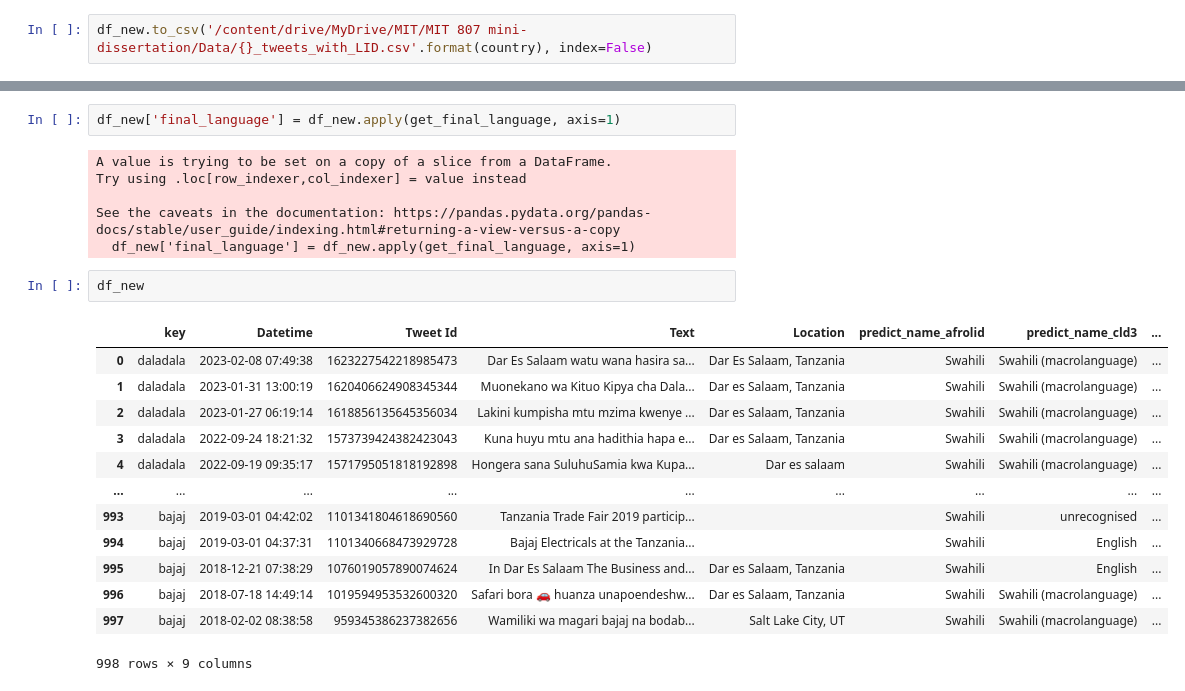
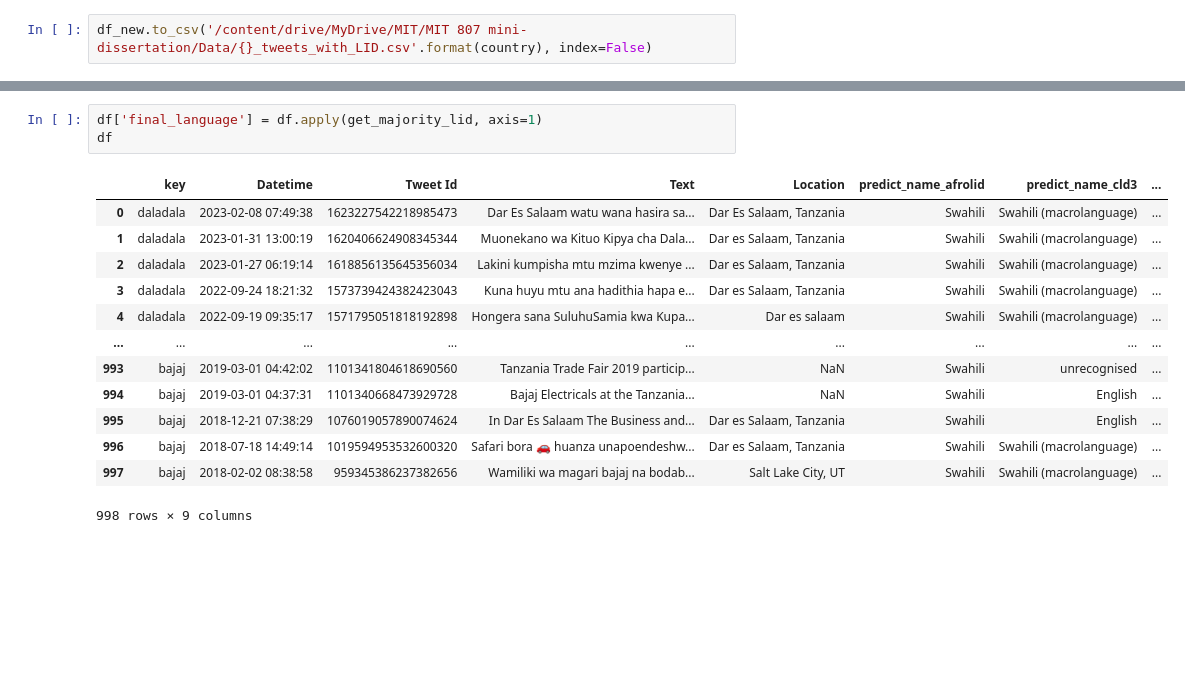
Before and after one commit to code-with-roz/Commuter_sentiment_analysis, a Jupyter notebook: Code/Copy_of_Integrate_afrolid_with_your_code.ipynb, the cells around one changed output, grey strips where cells are left out. Drawn from its saved outputs; the diff is of its cells as text; blank space fills up the shorter version.

```diff
--- a/Code/Copy_of_Integrate_afrolid_with_your_code.ipynb
+++ b/Code/Copy_of_Integrate_afrolid_with_your_code.ipynb
@@ -351,26 +340,19 @@ def get_final_language(df_new):
 # %%
-df_new['final_language'] = df_new.apply(get_final_language, axis=1)
+df['final_language'] = df.apply(get_majority_lid, axis=1)
+df
 # %% [output]
+|  | key | Datetime | Tweet Id | Text | Location | predict_name_afrolid | predict_name_cld3 | ... |
+| 0 | daladala | 2023-02-08 07:49:38 | 1623227542218985473 | Dar Es Salaam watu wana hasira sa... | Dar Es Salaam, Tanzania | Swahili | Swahili (macrolanguage) | ... |
+| 1 | daladala | 2023-01-31 13:00:19 | 1620406624908345344 | Muonekano wa Kituo Kipya cha Dala... | Dar es Salaam, Tanzania | Swahili | Swahili (macrolanguage) | ... |
+| 2 | daladala | 2023-01-27 06:19:14 | 1618856135645356034 | Lakini kumpisha mtu mzima kwenye ... | Dar es Salaam, Tanzania | Swahili | Swahili (macrolanguage) | ... |
+| 3 | daladala | 2022-09-24 18:21:32 | 1573739424382423043 | Kuna huyu mtu ana hadithia hapa e... | Dar es Salaam, Tanzania | Swahili | Swahili (macrolanguage) | ... |
+| 4 | daladala | 2022-09-19 09:35:17 | 1571795051818192898 | Hongera sana SuluhuSamia kwa Kupa... | Dar es salaam | Swahili | Swahili (macrolanguage) | ... |
+| ... | ... | ... | ... | ... | ... | ... | ... | ... |
+| 993 | bajaj | 2019-03-01 04:42:02 | 1101341804618690560 | Tanzania Trade Fair 2019 particip... | NaN | Swahili | unrecognised | ... |
+| 994 | bajaj | 2019-03-01 04:37:31 | 1101340668473929728 | Bajaj Electricals at the Tanzania... | NaN | Swahili | English | ... |
+| 995 | bajaj | 2018-12-21 07:38:29 | 1076019057890074624 | In Dar Es Salaam The Business and... | Dar es Salaam, Tanzania | Swahili | English | ... |
+| 996 | bajaj | 2018-07-18 14:49:14 | 1019594953532600320 | Safari bora 🚗 huanza unapoendeshw... | Dar es Salaam, Tanzania | Swahili | Swahili (macrolanguage) | ... |
+| 997 | bajaj | 2018-02-02 08:38:58 | 959345386237382656 | Wamiliki wa magari bajaj na bodab... | Salt Lake City, UT | Swahili | Swahili (macrolanguage) | ... |
-A value is trying to be set on a copy of a slice from a DataFrame.
-Try using .loc[row_indexer,col_indexer] = value instead
-
-See the caveats in the documentation: https://pandas.pydata.org/pandas-docs/stable/user_guide/indexing.html#returning-a-view-versus-a-copy
-  df_new['final_language'] = df_new.apply(get_final_language, axis=1)
+998 rows × 9 columns
-# %%
-df_new
-# %% [output]
-|  | key | Datetime | Tweet Id | Text | Location | predict_name_afrolid | predict_name_cld3 | ... |
-| 0 | daladala | 2023-02-08 07:49:38 | 1623227542218985473 | Dar Es Salaam watu wana hasira sa... | Dar Es Salaam, Tanzania | Swahili | Swahili (macrolanguage) | ... |
-| 1 | daladala | 2023-01-31 13:00:19 | 1620406624908345344 | Muonekano wa Kituo Kipya cha Dala... | Dar es Salaam, Tanzania | Swahili | Swahili (macrolanguage) | ... |
-| 2 | daladala | 2023-01-27 06:19:14 | 1618856135645356034 | Lakini kumpisha mtu mzima kwenye ... | Dar es Salaam, Tanzania | Swahili | Swahili (macrolanguage) | ... |
-| 3 | daladala | 2022-09-24 18:21:32 | 1573739424382423043 | Kuna huyu mtu ana hadithia hapa e... | Dar es Salaam, Tanzania | Swahili | Swahili (macrolanguage) | ... |
-| 4 | daladala | 2022-09-19 09:35:17 | 1571795051818192898 | Hongera sana SuluhuSamia kwa Kupa... | Dar es salaam | Swahili | Swahili (macrolanguage) | ... |
-| ... | ... | ... | ... | ... | ... | ... | ... | ... |
-| 993 | bajaj | 2019-03-01 04:42:02 | 1101341804618690560 | Tanzania Trade Fair 2019 particip... |  | Swahili | unrecognised | ... |
-| 994 | bajaj | 2019-03-01 04:37:31 | 1101340668473929728 | Bajaj Electricals at the Tanzania... |  | Swahili | English | ... |
-| 995 | bajaj | 2018-12-21 07:38:29 | 1076019057890074624 | In Dar Es Salaam The Business and... | Dar es Salaam, Tanzania | Swahili | English | ... |
-| 996 | bajaj | 2018-07-18 14:49:14 | 1019594953532600320 | Safari bora 🚗 huanza unapoendeshw... | Dar es Salaam, Tanzania | Swahili | Swahili (macrolanguage) | ... |
-| 997 | bajaj | 2018-02-02 08:38:58 | 959345386237382656 | Wamiliki wa magari bajaj na bodab... | Salt Lake City, UT | Swahili | Swahili (macrolanguage) | ... |
-998 rows × 9 columns
 # %%
 # find the language distribution of the final labels
```
Also changed, not shown: parts of 14 cells of this notebook.
